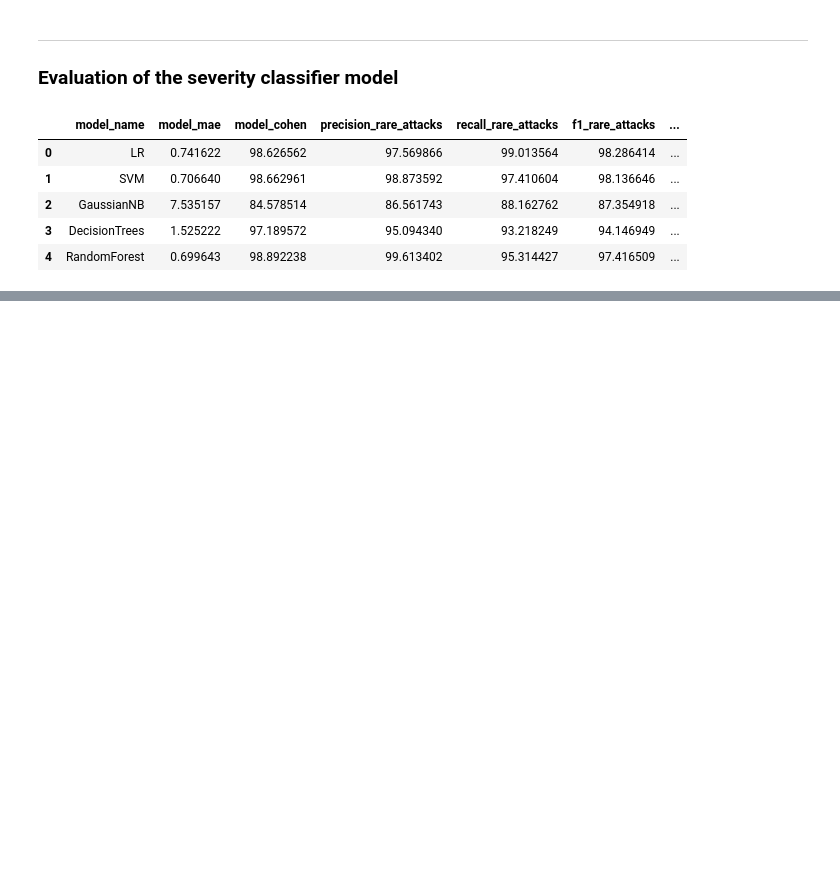
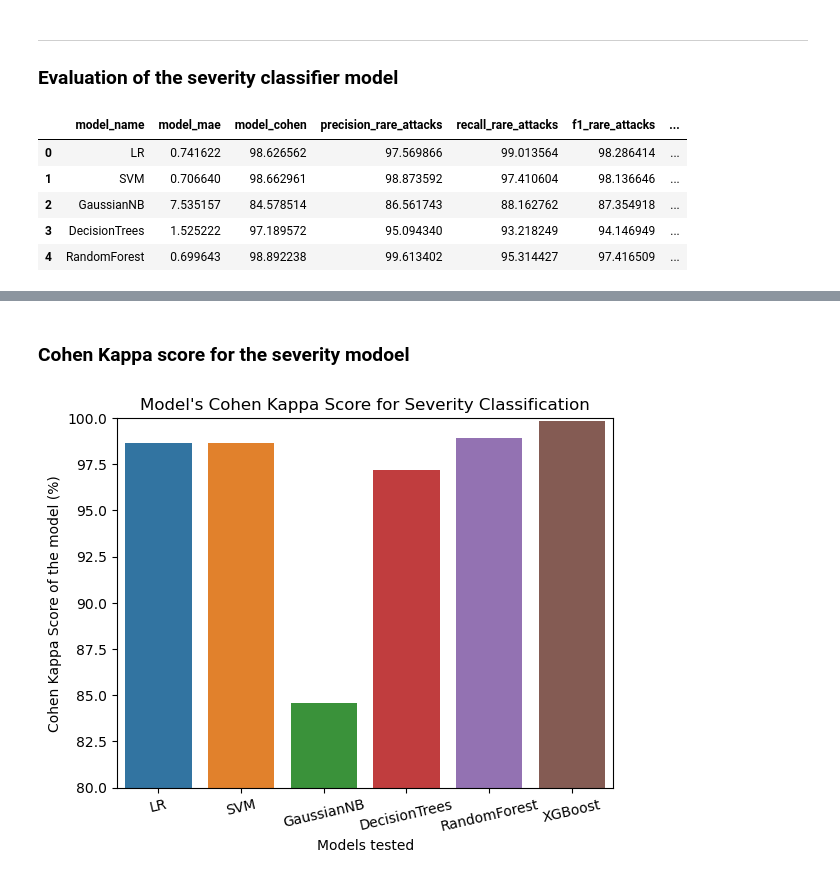
Before and after one commit to suzaladhikari/Network_Intrusion_Detector, a Jupyter notebook: Model's Performance /modelsperformance.ipynb, the cells around one changed output, grey strips where cells are left out. Cells and saved outputs as stored; diff of their text form; code cells hidden in the pictures; blank space fills up the shorter version.

```diff
--- a/Model's Performance /modelsperformance.ipynb
+++ b/Model's Performance /modelsperformance.ipynb
@@ -184,0 +201,13 @@ severity_data.head(5)
+# %% [markdown]
+### Cohen Kappa score for the severity modoel
+# %%
+sns.barplot(x = 'model_name', y = 'model_cohen', hue = 'model_name' ,data = severity_data)
+plt.xlabel('Models tested')
+plt.ylabel('Cohen Kappa Score of the model (%)')
+plt.ylim(80,100)
+plt.title("Model's Cohen Kappa Score for Severity Classification")
+plt.savefig('../Model Pictures/mae.png')
+plt.xticks(rotation = 13)
+plt.show()
+# %% [output]
+[figure, added]
```
Also changed, not shown: parts of 5 cells of this notebook, 2 other files.
